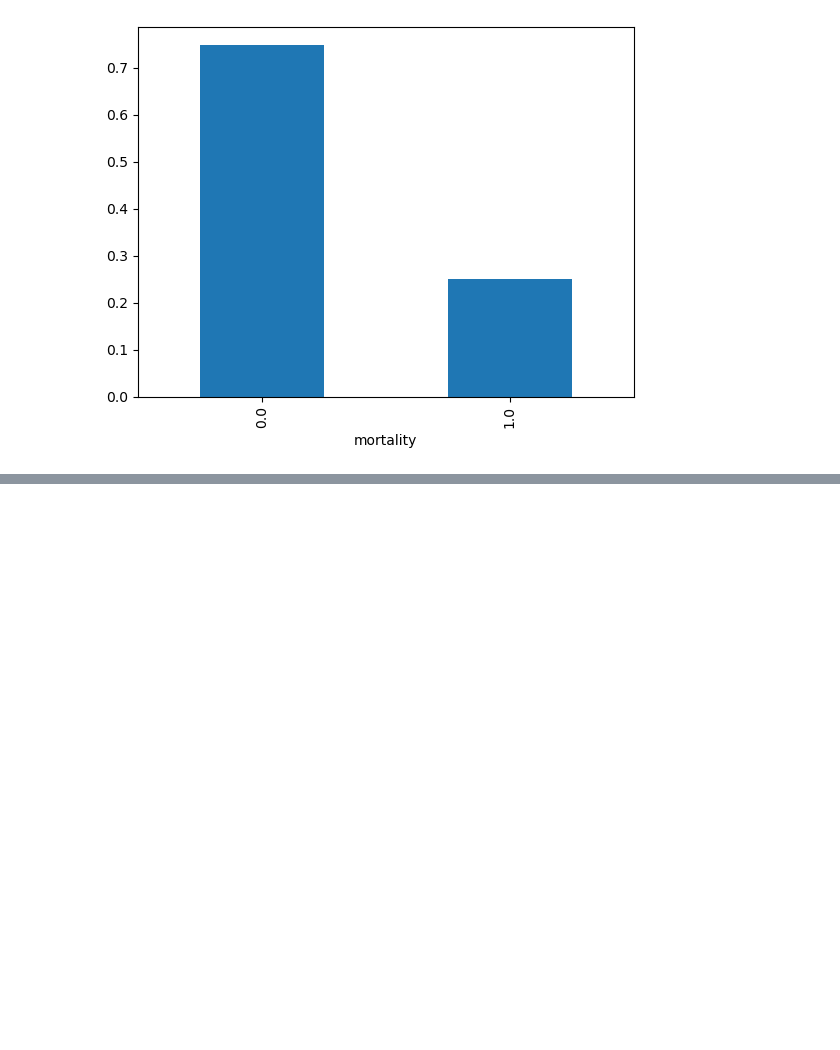
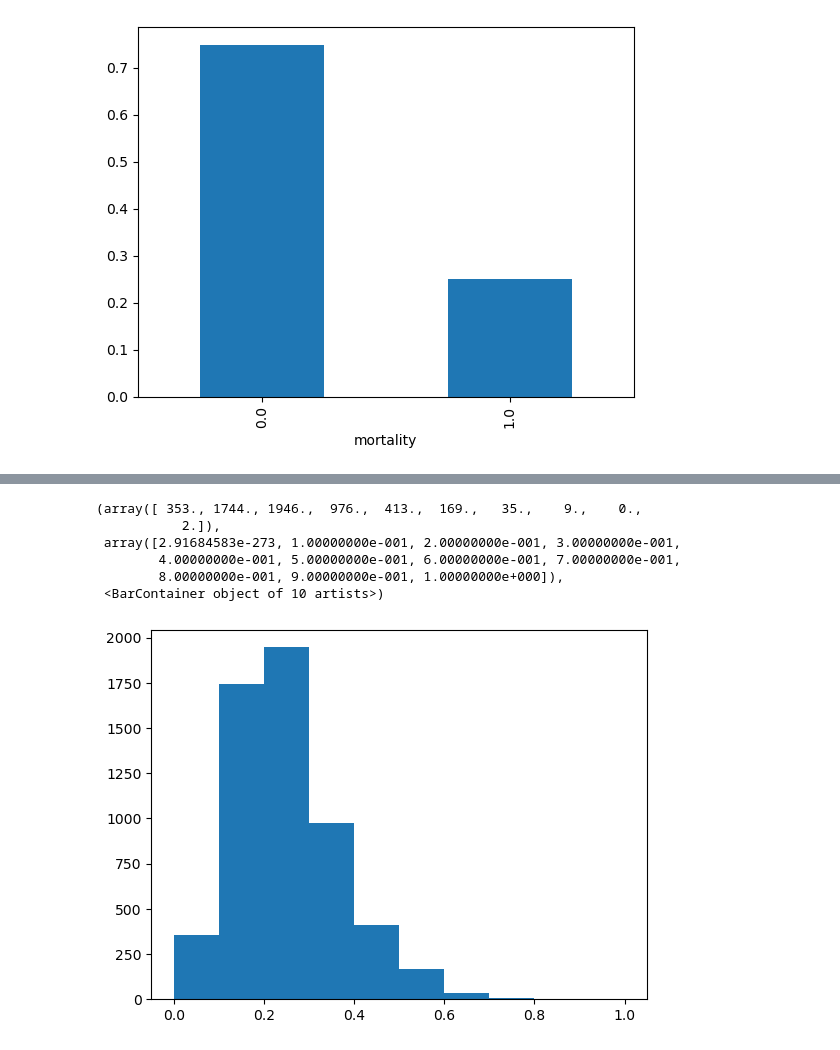
Before and after one commit to Johneinsteinwong/COMP7015_GroupProject, a Jupyter notebook: training.ipynb, the cells around one changed output, grey strips where cells are left out. Drawn from its saved outputs; the diff is of its cells as text; code cells hidden in the pictures; blank space fills up the shorter version.

```diff
--- a/training.ipynb
+++ b/training.ipynb
@@ -32,0 +135,10 @@ Name: proportion, dtype: float64
+# %%
+plt.hist(probit.predict(x))
+# %% [output]
+(array([ 353., 1744., 1946.,  976.,  413.,  169.,   35.,    9.,    0.,
+           2.]),
+ array([2.91684583e-273, 1.00000000e-001, 2.00000000e-001, 3.00000000e-001,
+        4.00000000e-001, 5.00000000e-001, 6.00000000e-001, 7.00000000e-001,
+        8.00000000e-001, 9.00000000e-001, 1.00000000e+000]),
+ <BarContainer object of 10 artists>)
+[figure, added]
```
Also changed, not shown: parts of 12 cells of this notebook, 1 other file.
